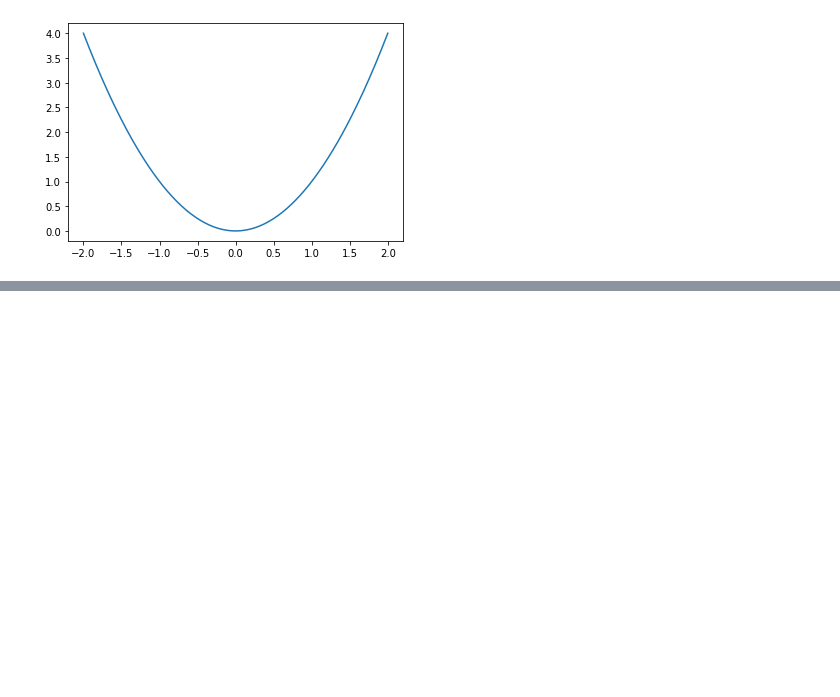
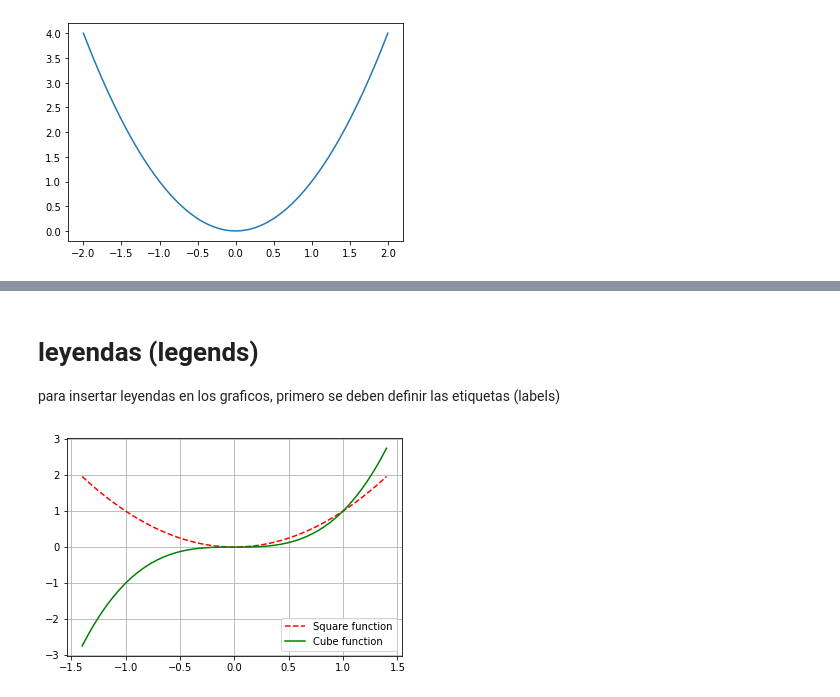
Before and after one commit to jlpaniagua/FundamentalsAI, a Jupyter notebook: matplolibTutorial.ipynb, the cells around one changed output, grey strips where cells are left out. Saved outputs shown, nothing was run; the diff lists cells and outputs as text; code cells hidden in the pictures; blank space fills up the shorter version.

```diff
--- a/matplolibTutorial.ipynb
+++ b/matplolibTutorial.ipynb
@@ -214,0 +255,13 @@ plt.show()
+# %% [markdown]
+# **leyendas (legends)**
+
+para insertar leyendas en los graficos, primero se deben definir las etiquetas (labels)
+# %%
+x = np.linspace(-1.4, 1.4, 50)
+plt.plot(x, x**2, "r--", label="Square function")
+plt.plot(x, x**3, "g-", label="Cube function")
+plt.legend(loc="lower right")
+plt.grid(True)
+plt.show()
+# %% [output]
+[figure, added]
```
Also changed, not shown: parts of 45 cells of this notebook.
